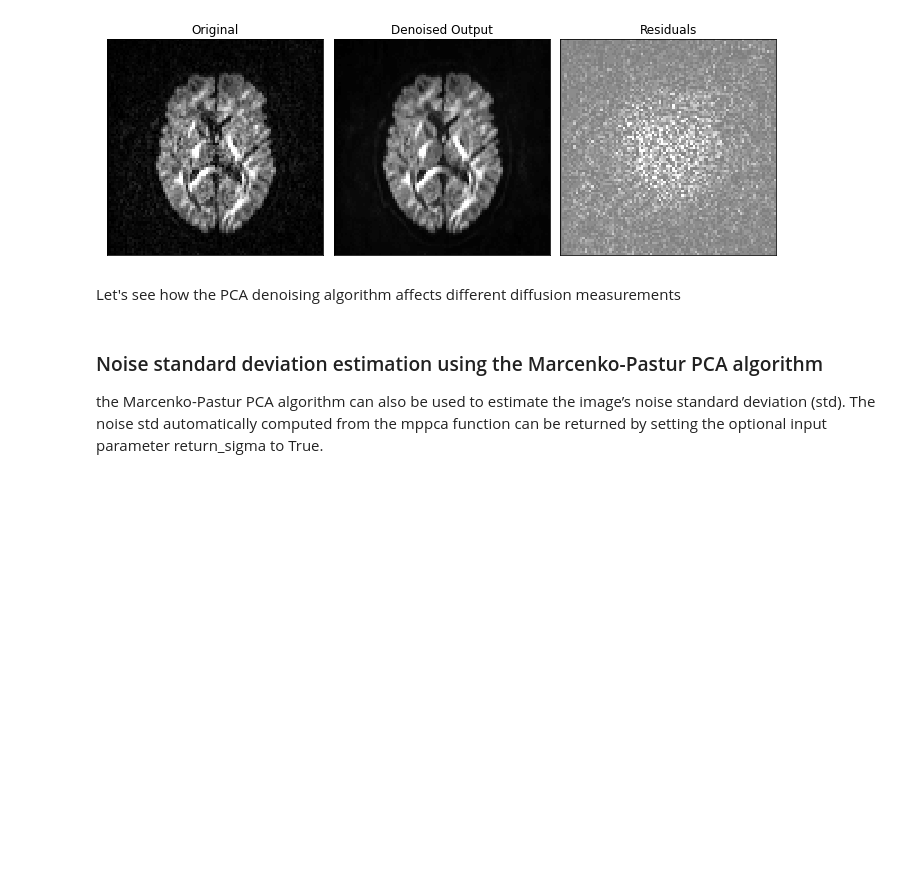
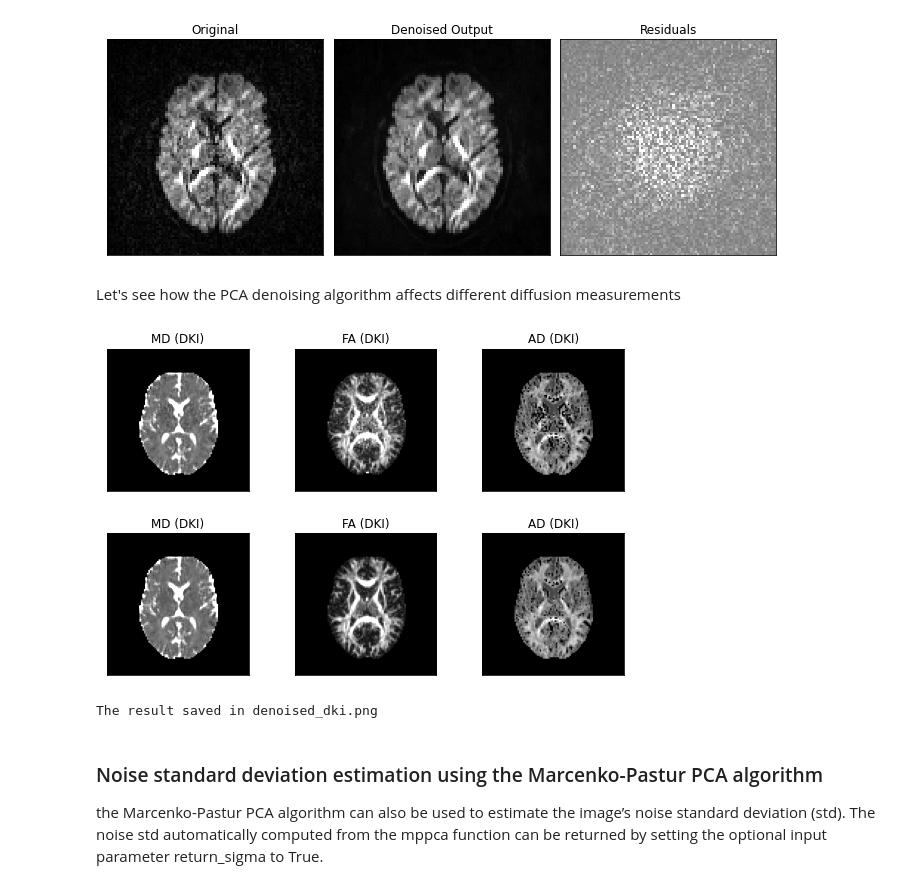
Before and after one commit to ritagnunes/GliMR_dMRIdemo, a Jupyter notebook: GliMR_dMRI_Demo.ipynb, the cells around one changed output. Drawn from its saved outputs; the diff is of its cells as text; code cells hidden in the pictures; blank space fills up the shorter version.

```diff
--- a/GliMR_dMRI_Demo.ipynb
+++ b/GliMR_dMRI_Demo.ipynb
@@ -422,14 +409,14 @@ The PCA-based denoising algorithm exploits the redundancy across the diffusion-w
 For the sake of simplicity, we only select two non-zero b-values for this example.
 # %%
 import nibabel as nib
-from time import time
 
 bvals = gtab.bvals
 bvecs = gtab.bvecs
 
 sel_b = np.logical_or(np.logical_or(bvals == 0, bvals == 1000), bvals == 2000)
+mid_sl = data.shape[2] // 2
 
-data = data[..., sel_b]
-gtab = gradient_table(bvals[sel_b], bvecs[sel_b])
-
-print(data.shape)
+#select fraction of slices to reduce computational time
+data_sel = data[:, :, mid_sl-3 : mid_sl+3, sel_b]
+mask_sel = mask[:, :, mid_sl-3 : mid_sl+3]
+gtab_sel = gradient_table(bvals[sel_b], bvecs[sel_b])
@@ -440,15 +425,15 @@ The PCA denoising using the Marcenko-Pastur distribution can be performed by cal
 # %%
 from dipy.denoise.localpca import mppca
 
-denoised_arr = mppca(data, patch_radius=2)
+denoised_arr, sigma = mppca(data_sel, patch_radius=2, return_sigma=True)
 # %% [markdown]
 Internally, the mppca algorithm denoises the diffusion-weighted data using a 3D sliding window which is defined by the variable patch_radius. In total, this window should comprise a larger number of voxels than the number of diffusion-weighted volumes. Since our data has a total of 67 volumes, the patch_radius is set to 2 which corresponds to a 5x5x5 sliding window comprising a total of 125 voxels.
 
 To assess the performance of the Marcenko-Pastur PCA denosing algorithm, an axial slice of the original data, denoised data, and residuals are plotted below:
 # %%
-sli = data.shape[2] // 2
-gra = data.shape[3] - 1
-orig = data[:, :, sli, gra]
+sli = data_sel.shape[2] // 2
+gra = data_sel.shape[3] - 1
+orig = data_sel[:, :, sli, gra]
 den = denoised_arr[:, :, sli, gra]
 rms_diff = np.sqrt((orig - den) ** 2)
 
@@ -477,10 +462,10 @@ The result saved in denoised_mppca.png
 Let's see how the PCA denoising algorithm affects different diffusion measurements
 # %%
 import dipy.reconst.dki as dki
-dkimodel = dki.DiffusionKurtosisModel(gtab)
+dkimodel = dki.DiffusionKurtosisModel(gtab_sel)
 
-dki_orig = dkimodel.fit(data, mask=mask)
-dki_den = dkimodel.fit(denoised_arr, mask=mask)
+dki_orig = dkimodel.fit(data_sel, mask=mask_sel)
+dki_den = dkimodel.fit(denoised_arr, mask=mask_sel)
 
 FA_orig = dki_orig.fa
 FA_den = dki_den.fa
@@ -489,33 +474,36 @@ MD_den = dki_den.md
 MK_orig = dki_orig.mk(0, 3)
 MK_den = dki_den.mk(0, 3)
 
 fig2, ax = plt.subplots(2, 3, figsize=(10, 6),
                         subplot_kw={'xticks': [], 'yticks': []})
 
 fig2.subplots_adjust(hspace=0.3, wspace=0.03)
 
 ax.flat[0].imshow(MD_orig[:, :, sli].T, cmap='gray', vmin=0, vmax=2.0e-3,
                   origin='lower')
 ax.flat[0].set_title('MD (DKI)')
 ax.flat[1].imshow(FA_orig[:, :, sli].T, cmap='gray', vmin=0, vmax=0.7,
                   origin='lower')
 ax.flat[1].set_title('FA (DKI)')
 ax.flat[2].imshow(MK_orig[:, :, sli].T, cmap='gray', vmin=0, vmax=1.5,
                   origin='lower')
 ax.flat[2].set_title('AD (DKI)')
 ax.flat[3].imshow(MD_den[:, :, sli].T, cmap='gray', vmin=0, vmax=2.0e-3,
                   origin='lower')
 ax.flat[3].set_title('MD (DKI)')
 ax.flat[4].imshow(FA_den[:, :, sli].T, cmap='gray', vmin=0, vmax=0.7,
                   origin='lower')
 ax.flat[4].set_title('FA (DKI)')
 ax.flat[5].imshow(MK_den[:, :, sli].T, cmap='gray', vmin=0, vmax=1.5,
                   origin='lower')
 ax.flat[5].set_title('AD (DKI)')
 plt.show()
 fig2.savefig('denoised_dki.png')
 
 print("The result saved in denoised_dki.png")
+# %% [output]
+[figure, added]
+The result saved in denoised_dki.png
 # %% [markdown]
 ### Noise standard deviation estimation using the Marcenko-Pastur PCA algorithm
 the Marcenko-Pastur PCA algorithm can also be used to estimate the image’s noise standard deviation (std). The noise std automatically computed from the mppca function can be returned by setting the optional input parameter return_sigma to True.
```
Also changed, not shown: parts of 19 cells of this notebook.
